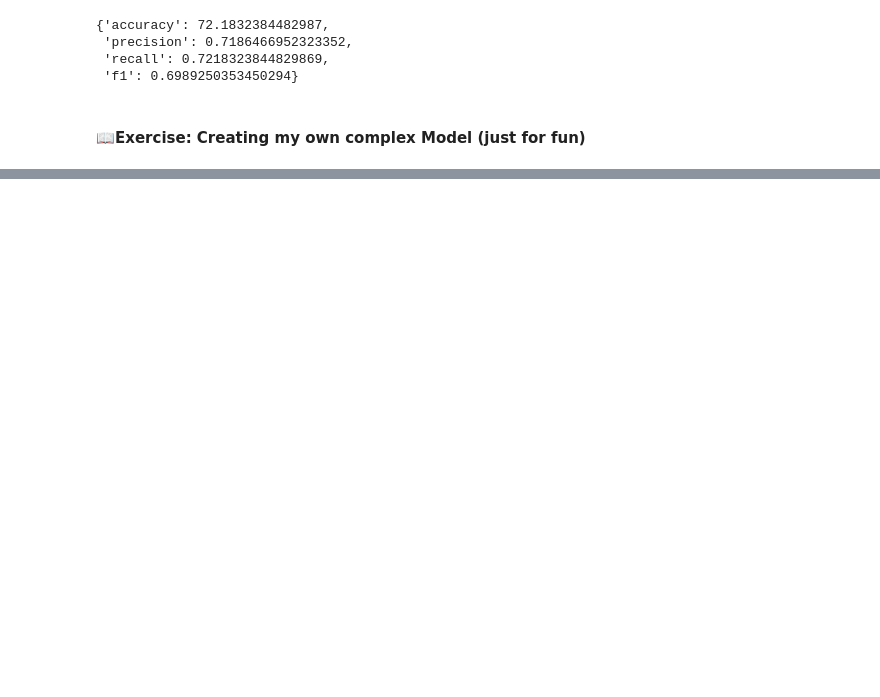
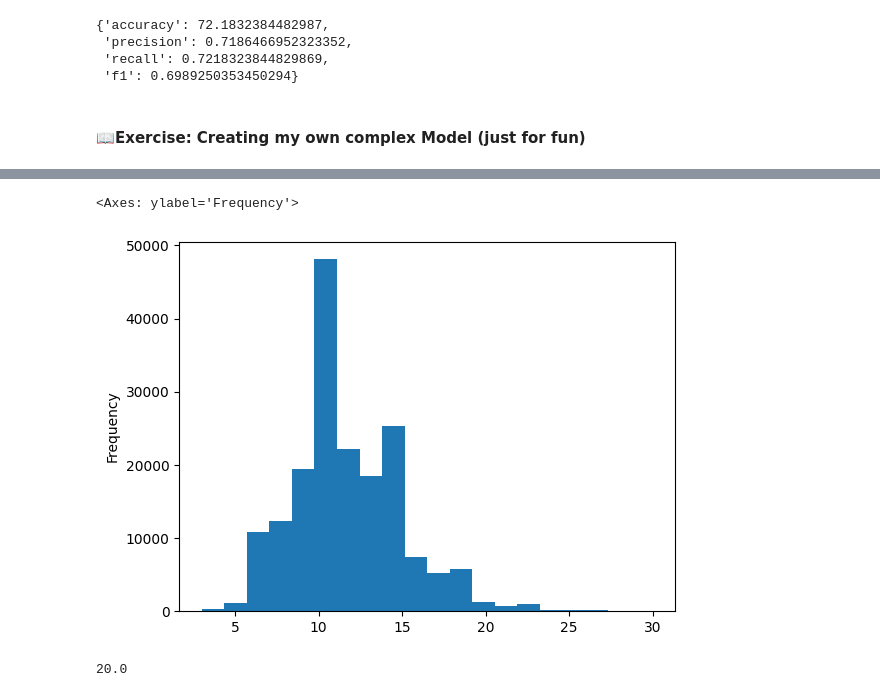
Before and after one commit to Rajeeb321123/Deep-learning-tensorFlow-Journey, a Jupyter notebook: 09_SkimLit_nlp_milestone_project_2.ipynb, the cells around one changed output, grey strips where cells are left out. Saved outputs shown, nothing was run; the diff lists cells and outputs as text; code cells hidden in the pictures; blank space fills up the shorter version.

```diff
--- a/09_SkimLit_nlp_milestone_project_2.ipynb
+++ b/09_SkimLit_nlp_milestone_project_2.ipynb
@@ -1833,0 +1926,5 @@ Epoch 3/3
+# %%
+train_df.total_lines.plot.hist(bins=20)
+# %% [output]
+<Axes: ylabel='Frequency'>
+[figure, added]
@@ -1833,0 +1937,5 @@ Epoch 3/3
+# %%
+# Check the coverage of a "total line" value  of 20
+np.percentile(train_df.total_lines, 98)
+# %% [output]
+20.0
```
Also changed, not shown: parts of 81 cells of this notebook.
